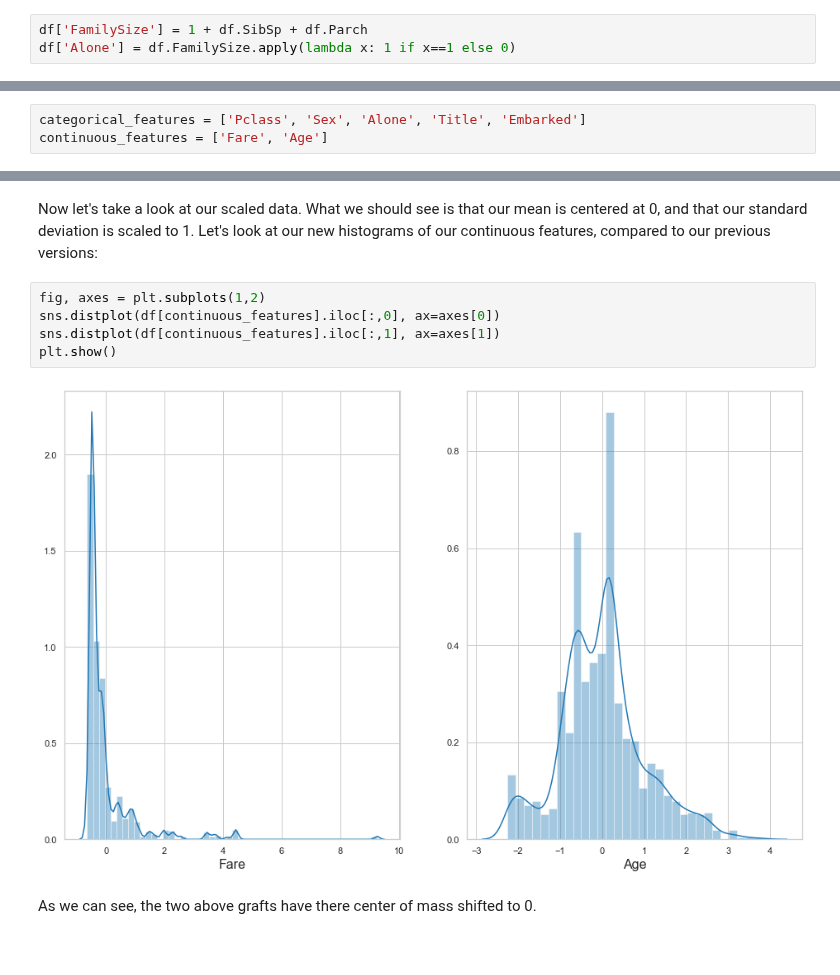
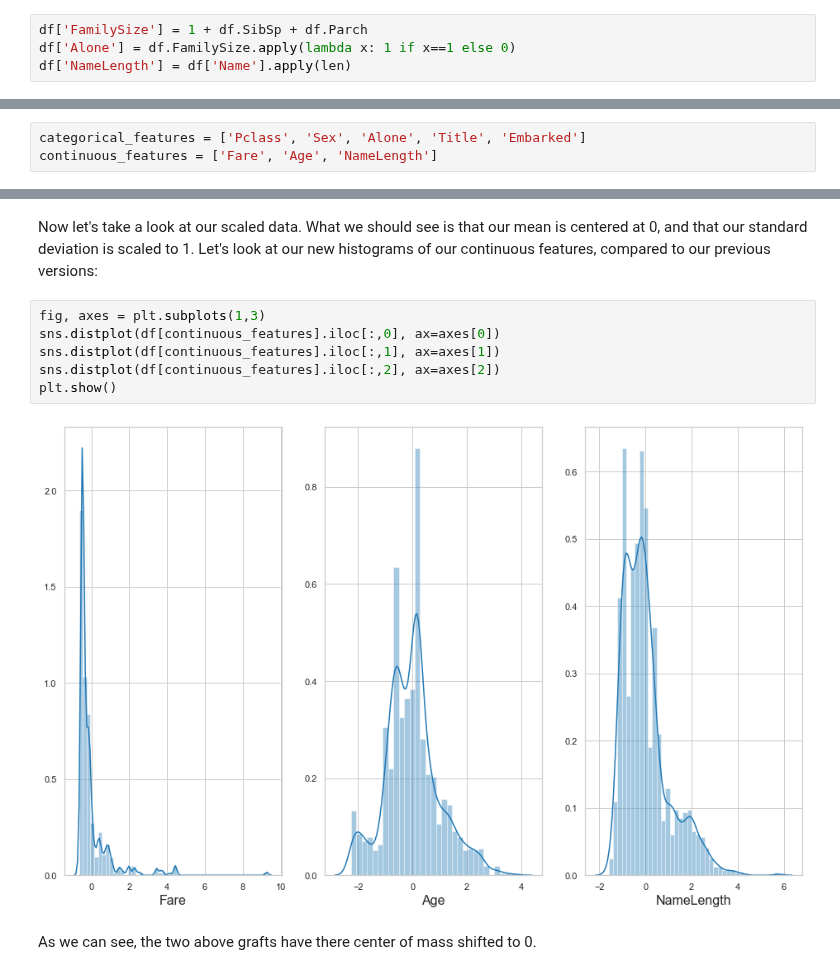
Before and after one commit to wcneill/ml-from-scratch, a Jupyter notebook: kaggle/titanic/titanic_ml.ipynb, the cells around one changed output, grey strips where cells are left out. Drawn from its saved outputs; the diff is of its cells as text.

```diff
--- a/kaggle/titanic/titanic_ml.ipynb
+++ b/kaggle/titanic/titanic_ml.ipynb
@@ -81,6 +93,7 @@ For example, looking at family data, we can tell if a person traveled alone, or
 # %%
 df['FamilySize'] = 1 + df.SibSp + df.Parch
 df['Alone'] = df.FamilySize.apply(lambda x: 1 if x==1 else 0)
+df['NameLength'] = df['Name'].apply(len)
 # %%
 # extract last names and titles:
 df['Title'] = df.Name.str.extract(r'([A-Za-z]+)\.')
@@ -357,7 +374,7 @@ This process is called standardization, and it is achieved by subtracting the me
 To set ourselves up for this, let's split out our categorical and continuous features:
 # %%
 categorical_features = ['Pclass', 'Sex', 'Alone', 'Title', 'Embarked']
-continuous_features = ['Fare', 'Age']
+continuous_features = ['Fare', 'Age', 'NameLength']
 # %% [markdown]
 Next, let's show a density plot of our data before scaling, so we can compare it to our scaled data later:
 # %%
@@ -376,12 +394,13 @@ df[continuous_features] = scaled_cols
 # %% [markdown]
 Now let's take a look at our scaled data. What we should see is that our mean is centered at 0, and that our standard deviation is scaled to 1. Let's look at our new histograms of our continuous features, compared to our previous versions:
 # %%
-fig, axes = plt.subplots(1,2)
+fig, axes = plt.subplots(1,3)
 sns.distplot(df[continuous_features].iloc[:,0], ax=axes[0])
 sns.distplot(df[continuous_features].iloc[:,1], ax=axes[1])
+sns.distplot(df[continuous_features].iloc[:,2], ax=axes[2])
 plt.show()
 # %% [output]
-[figure, old version]
+[figure, new version]
 # %% [markdown]
 As we can see, the two above grafts have there center of mass shifted to 0.
 # %% [markdown]
```
Also changed, not shown: parts of 40 cells of this notebook.
